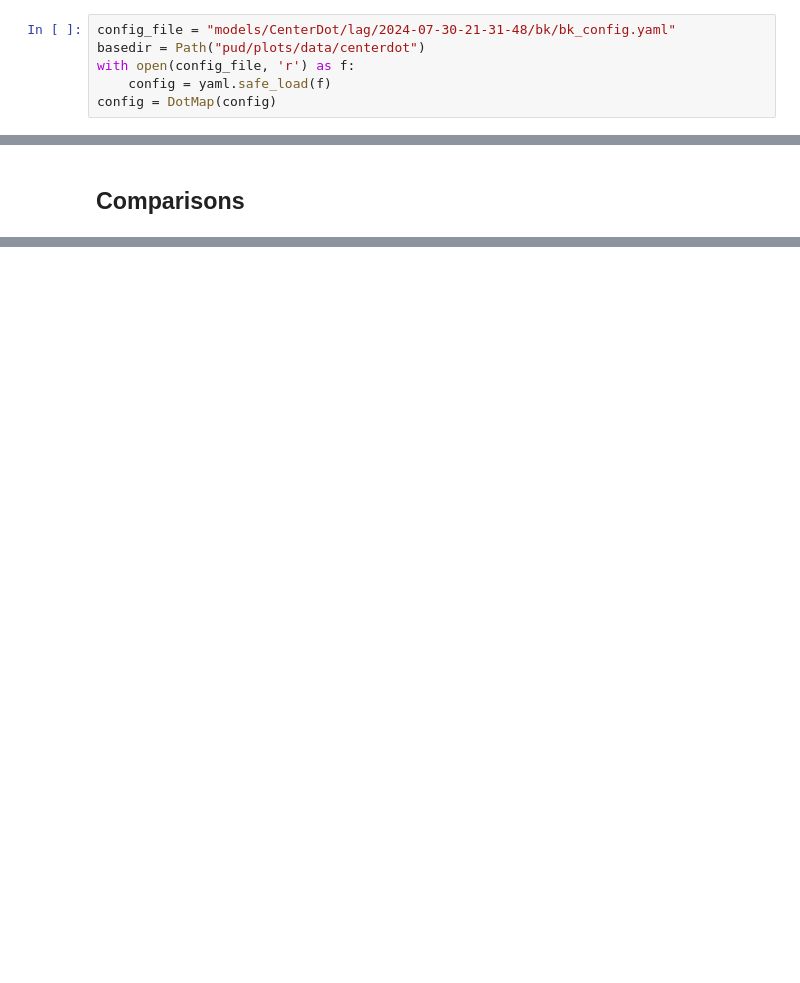
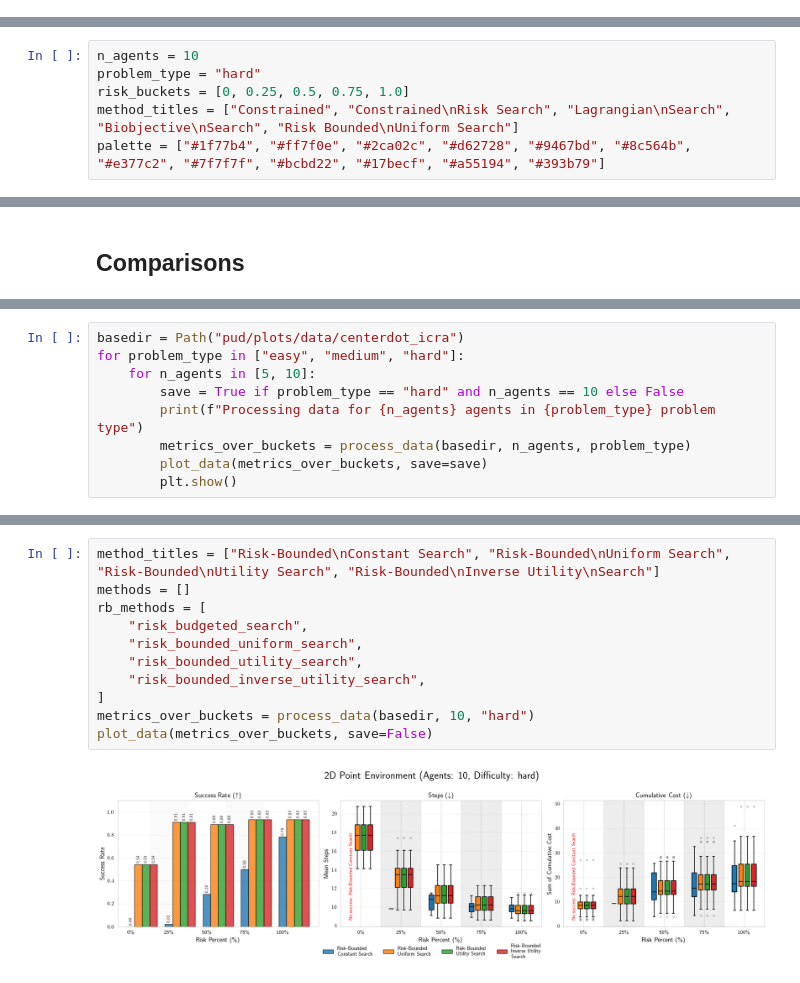
Before and after one commit to delay-planner/rb-visual-mapf, a Jupyter notebook: pud/plots/plot_safe_pointenv_metrics.ipynb, the cells around one changed output, grey strips where cells are left out. Drawn from its saved outputs; the diff is of its cells as text; blank space fills up the shorter version.

Commit message:
add notebooks for visualizing the results clearly for the paper

```diff
--- a/pud/plots/plot_safe_pointenv_metrics.ipynb
+++ b/pud/plots/plot_safe_pointenv_metrics.ipynb
@@ -12,6 +11,0 @@ matplotlib.rcParams['text.usetex'] = True
-# %%
-config_file = "models/CenterDot/lag/2024-07-30-21-31-48/bk/bk_config.yaml"
-basedir = Path("pud/plots/data/centerdot")
-with open(config_file, 'r') as f:
-    config = yaml.safe_load(f)
-config = DotMap(config)
@@ -23,3 +12,9 @@ colors = ['pink', 'lightblue', 'lightgreen', 'orange', 'gold', 'tomato', 'peachp
+# %%
+n_agents = 10
+problem_type = "hard"
+risk_buckets = [0, 0.25, 0.5, 0.75, 1.0]
+method_titles = ["Constrained", "Constrained\nRisk Search", "Lagrangian\nSearch", "Biobjective\nSearch", "Risk Bounded\nUniform Search"]
+palette = ["#1f77b4", "#ff7f0e", "#2ca02c", "#d62728", "#9467bd", "#8c564b", "#e377c2", "#7f7f7f", "#bcbd22", "#17becf", "#a55194", "#393b79"]
 # %% [markdown]
 #### Extract the metrics from records
 # %%
@@ -435,0 +288,9 @@ display(tabs);
+# %%
+basedir = Path("pud/plots/data/centerdot_icra")
+for problem_type in ["easy", "medium", "hard"]:
+    for n_agents in [5, 10]:
+        save = True if problem_type == "hard" and n_agents == 10 else False
+        print(f"Processing data for {n_agents} agents in {problem_type} problem type")
+        metrics_over_buckets = process_data(basedir, n_agents, problem_type)
+        plot_data(metrics_over_buckets, save=save)
+        plt.show()
@@ -435,0 +310,13 @@ display(tabs);
+# %%
+method_titles = ["Risk-Bounded\nConstant Search", "Risk-Bounded\nUniform Search", "Risk-Bounded\nUtility Search", "Risk-Bounded\nInverse Utility\nSearch"]
+methods = []
+rb_methods = [
+    "risk_budgeted_search",
+    "risk_bounded_uniform_search",
+    "risk_bounded_utility_search",
+    "risk_bounded_inverse_utility_search",
+]
+metrics_over_buckets = process_data(basedir, 10, "hard")
+plot_data(metrics_over_buckets, save=False)
+# %% [output]
+[figure, added]
```
Also changed, not shown: parts of 20 cells of this notebook, 7 other files.
